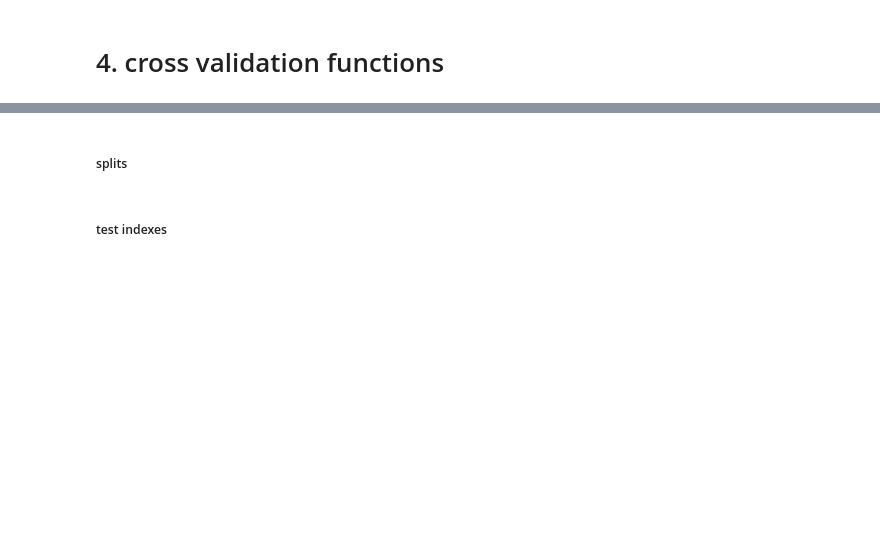
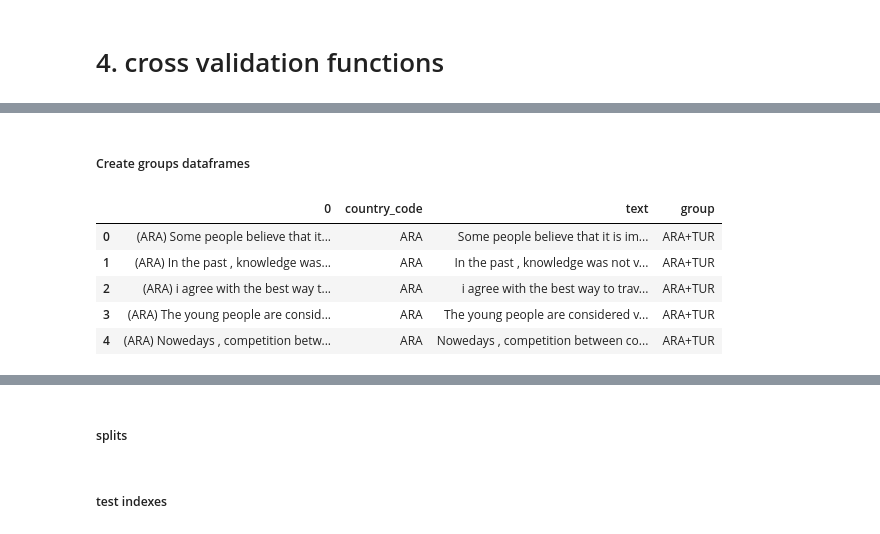
Before and after one commit to abdellah-idris/NLI, a Jupyter notebook: cross+hierarchical.ipynb, the cells around one changed output, grey strips where cells are left out. Cells and saved outputs as stored; diff of their text form; code cells hidden in the pictures; blank space fills up the shorter version.

```diff
--- a/cross+hierarchical.ipynb
+++ b/cross+hierarchical.ipynb
@@ -548,3 +608,11 @@ balanced_models
-# %%
-# separate the dataframe into labels
-balanced_df = balanced_df.iloc[: , 1:]
+# %% [markdown]
+##### Create groups dataframes
+# %%
+balanced_df.head() # groups are balanced
+# %% [output]
+|  | 0 | country_code | text | group |
+| 0 | (ARA) Some people believe that it... | ARA | Some people believe that it is im... | ARA+TUR |
+| 1 | (ARA) In the past , knowledge was... | ARA | In the past , knowledge was not v... | ARA+TUR |
+| 2 | (ARA) i agree with the best way t... | ARA | i agree with the best way to trav... | ARA+TUR |
+| 3 | (ARA) The young people are consid... | ARA | The young people are considered v... | ARA+TUR |
+| 4 | (ARA) Nowedays , competition betw... | ARA | Nowedays , competition between co... | ARA+TUR |
```
Also changed, not shown: parts of 177 cells of this notebook.
